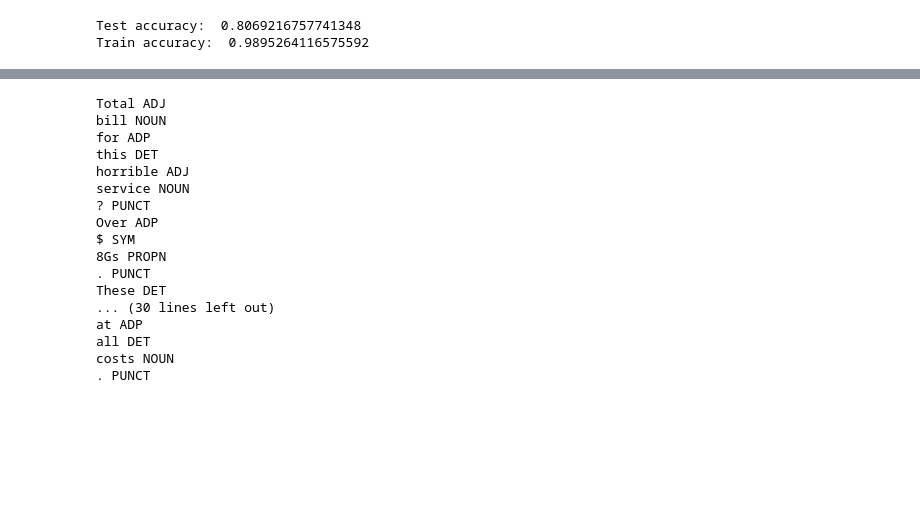
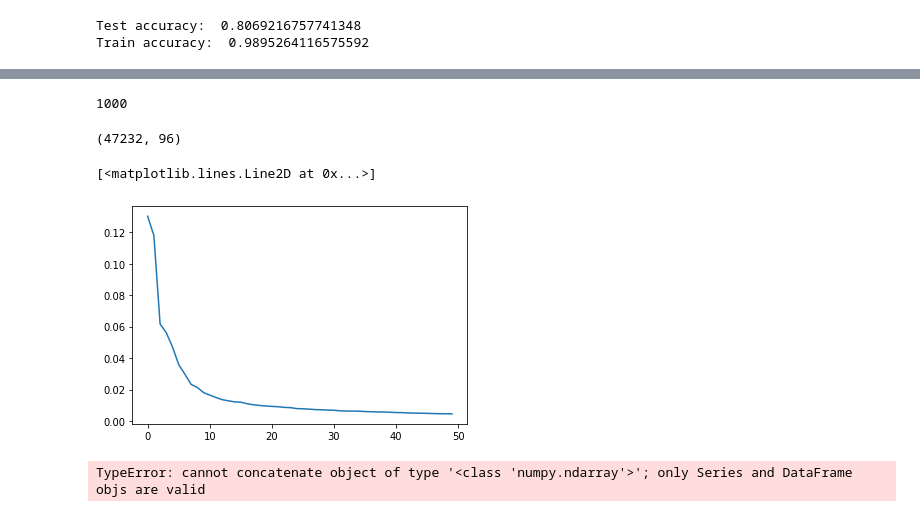
Before and after one commit to mtv2101/insight_2020a_project, a Jupyter notebook: Activated_Insights_consulting/topic_model_prototyping.ipynb, the cells around one changed output, grey strips where cells are left out. Drawn from its saved outputs; the diff is of its cells as text; code cells hidden in the pictures; blank space fills up the shorter version.

Commit message:
get vectors for all tokens, sentences

```diff
--- a/Activated_Insights_consulting/topic_model_prototyping.ipynb
+++ b/Activated_Insights_consulting/topic_model_prototyping.ipynb
@@ -306,28 +312,0 @@ ValueError: [E043] Refusing to write to token.sent_start if its document is pars
-# %%
-doc = nlp(df.text[0])
-for t,tok in enumerate(doc):
-    print(tok.text, tok.pos_)
-# %% [output]
-Total ADJ
-bill NOUN
-for ADP
-this DET
-horrible ADJ
-service NOUN
-? PUNCT
-Over ADP
-$ SYM
-8Gs PROPN
-. PUNCT
-These DET
-... (30 lines left out)
-at ADP
-all DET
-costs NOUN
-. PUNCT
-# %%
-vectors = []
-for s, sent in enumerate(df.sentences):
-    doc = nlp(sent[0].text)
-    vectors.append(doc.vector)
-df['sentence_vector'] = vectors
@@ -338,0 +313,40 @@ print(sent_vec_mat.shape)
+# %%
+print(len(df.text))
+# %% [output]
+1000
+# %%
+sentence_df = pd.DataFrame(columns=['sentences','tokens','token_vectors'])
+for r, review in enumerate(df.text):
+    doc = nlp(review)
+    sentences, tokens, token_vectors = split_sentences(doc)
+    entry_df = pd.DataFrame()
+    entry_df['sentences'] = sentences
+    entry_df['tokens'] = tokens
+    entry_df['token_vectors'] = token_vectors
+    sentence_df = pd.concat([sentence_df, entry_df], axis=0)
+    #sentence_df.join(entry_df)
+# %%
+mat = np.array(list(itertools.chain.from_iterable(sentence_df.token_vectors)))
+mat.shape
+# %% [output]
+(47232, 96)
+# %%
+pca = PCA(n_components=50)
+pca.fit(mat)
+plt.plot(pca.explained_variance_ratio_)
+# %% [output]
+[<matplotlib.lines.Line2D at 0x...>]
+[figure, added]
+# %%
+mean_vecs = []
+for s in token_vectors:
+    vec = np.empty([96])
+    for s_vec in s: # in each sentence
+        vec = np.vstack((vec,s_vec))
+        mvec = np.mean(vec, axis=0)
+    mean_vecs.append(mvec)
+
+mean_vecs = np.array(mean_vecs)
+print(mean_vecs.shape)
+# %% [output]
+TypeError: cannot concatenate object of type '<class 'numpy.ndarray'>'; only Series and DataFrame objs are valid
```
Also changed, not shown: parts of 7 cells of this notebook.
